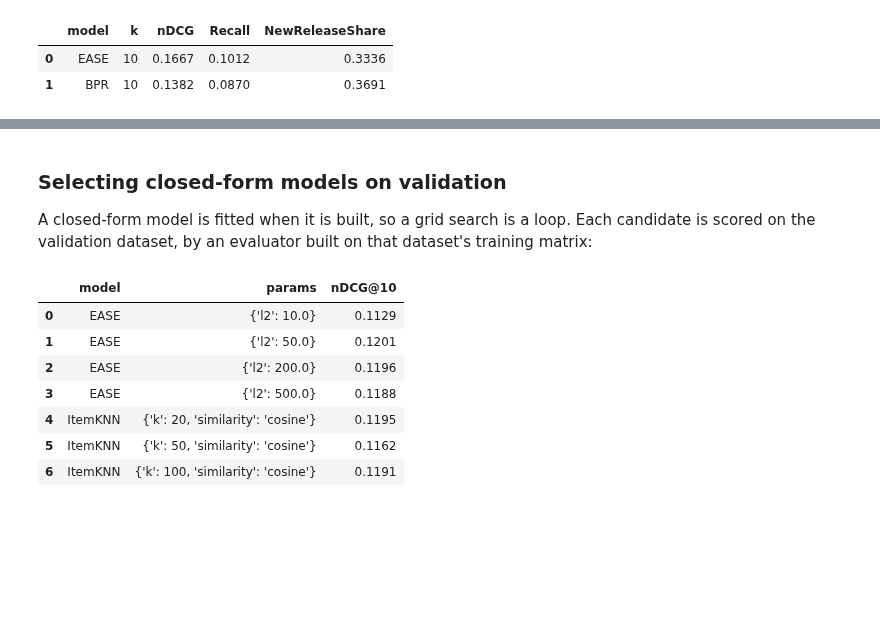
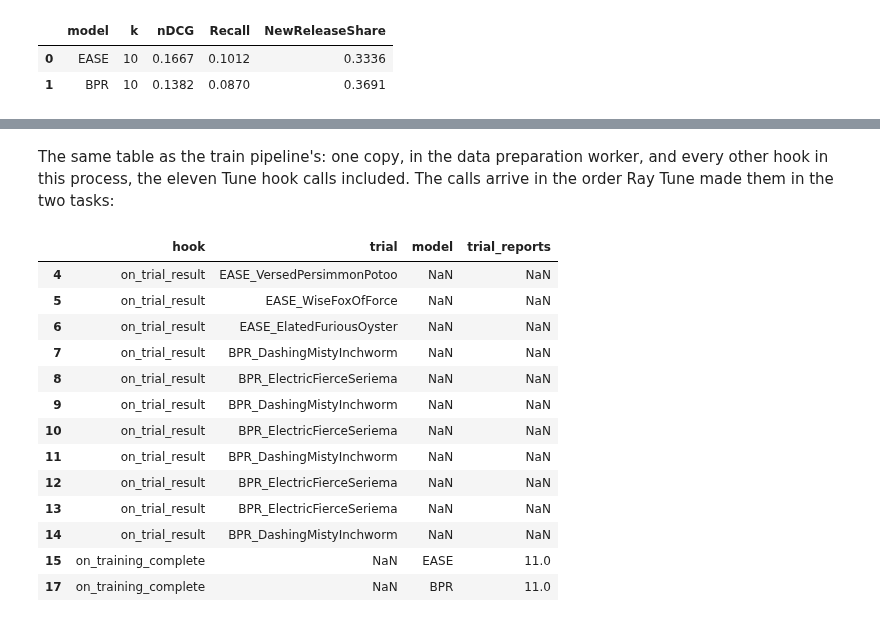
Before and after one commit to sisinflab/warprec, a Jupyter notebook: guides/16-callbacks-and-custom-pipelines/callbacks-and-custom-pipelines.ipynb, the cells around one changed output, grey strips where cells are left out. Cells and saved outputs as stored; diff of their text form; code cells hidden in the pictures; blank space fills up the shorter version.

```diff
--- a/guides/16-callbacks-and-custom-pipelines/callbacks-and-custom-pipelines.ipynb
+++ b/guides/16-callbacks-and-custom-pipelines/callbacks-and-custom-pipelines.ipynb
@@ -698,45 +670,25 @@ users, items: (897, 1307) | same mappings: True
 # %% [markdown]
-### Selecting closed-form models on validation
-
-A closed-form model is fitted when it is built, so a grid search is a loop.
-Each candidate is scored on the validation dataset, by an evaluator built on
-that dataset's training matrix:
+The same table as the train pipeline's: one copy, in the data preparation
+worker, and every other hook in this process, the eleven Tune hook calls
+included. The calls arrive in the order Ray Tune made them in the two tasks:
 # %%
-def validation_ndcg(model) -> float:
-    """nDCG@10 of a model on the validation dataset."""
-    evaluator = Evaluator(["nDCG"], [10], train_set=val.train_set.get_sparse())
-    evaluator.evaluate(model, val.get_evaluation_dataloader(), "full", val)
-    return evaluator.compute_results()[10]["nDCG"].nanmean().item()
-
-
-grid = {
-    "EASE": [{"l2": l2} for l2 in (10.0, 50.0, 200.0, 500.0)],
-    "ItemKNN": [{"k": k, "similarity": "cosine"} for k in (20, 50, 100)],
-}
-selection = pd.DataFrame(
-    [
-        {
-            "model": name,
-            "params": params,
-            "nDCG@10": validation_ndcg(
-                model_registry.get(
-                    name, params=params, info=val.info(), interactions=val.train_set
-                )
-            ),
-        }
-        for name, candidates in grid.items()
-        for params in candidates
-    ]
-)
-best = selection.loc[selection.groupby("model")["nDCG@10"].idxmax()]
-selection.round(4)
+swarm_events.loc[
+    swarm_events.hook.isin(["on_trial_result", "on_training_complete"]),
+    ["hook", "trial", "model", "trial_reports"],
+]
 # %% [output]
-|  | model | params | nDCG@10 |
-| 0 | EASE | {'l2': 10.0} | 0.1129 |
-| 1 | EASE | {'l2': 50.0} | 0.1201 |
-| 2 | EASE | {'l2': 200.0} | 0.1196 |
-| 3 | EASE | {'l2': 500.0} | 0.1188 |
-| 4 | ItemKNN | {'k': 20, 'similarity': 'cosine'} | 0.1195 |
-| 5 | ItemKNN | {'k': 50, 'similarity': 'cosine'} | 0.1162 |
-| 6 | ItemKNN | {'k': 100, 'similarity': 'cosine'} | 0.1191 |
+|  | hook | trial | model | trial_reports |
+| 4 | on_trial_result | EASE_VersedPersimmonPotoo | NaN | NaN |
+| 5 | on_trial_result | EASE_WiseFoxOfForce | NaN | NaN |
+| 6 | on_trial_result | EASE_ElatedFuriousOyster | NaN | NaN |
+| 7 | on_trial_result | BPR_DashingMistyInchworm | NaN | NaN |
+| 8 | on_trial_result | BPR_ElectricFierceSeriema | NaN | NaN |
+| 9 | on_trial_result | BPR_DashingMistyInchworm | NaN | NaN |
+| 10 | on_trial_result | BPR_ElectricFierceSeriema | NaN | NaN |
+| 11 | on_trial_result | BPR_DashingMistyInchworm | NaN | NaN |
+| 12 | on_trial_result | BPR_ElectricFierceSeriema | NaN | NaN |
+| 13 | on_trial_result | BPR_ElectricFierceSeriema | NaN | NaN |
+| 14 | on_trial_result | BPR_DashingMistyInchworm | NaN | NaN |
+| 15 | on_training_complete | NaN | EASE | 11.0 |
+| 17 | on_training_complete | NaN | BPR | 11.0 |
 # %% [markdown]
```
Also changed, not shown: parts of 34 cells of this notebook, 7 other files.
